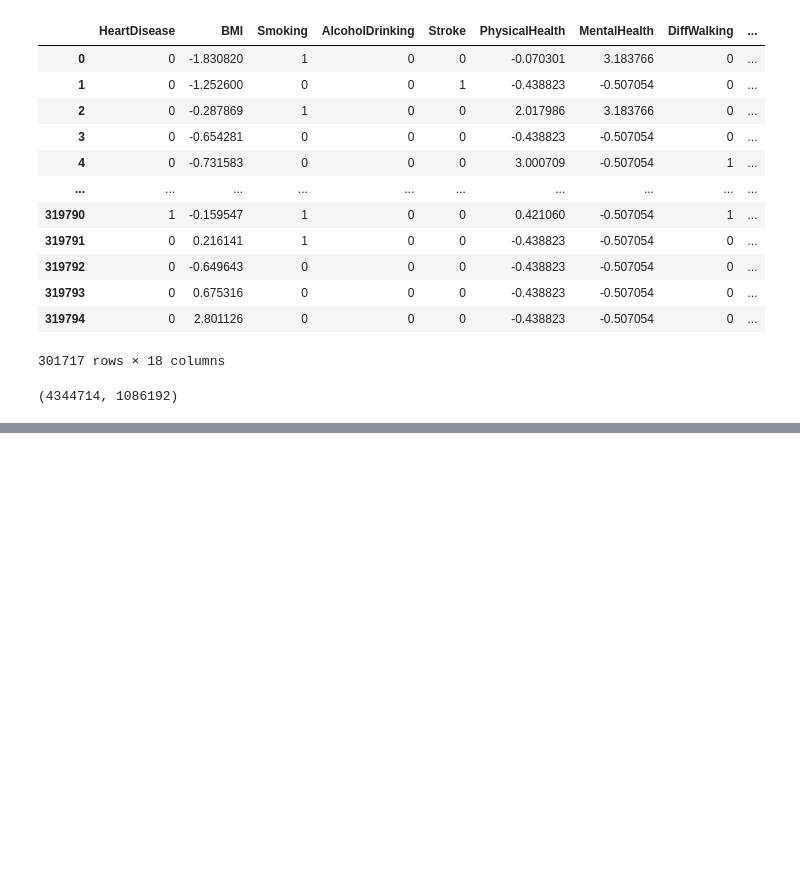
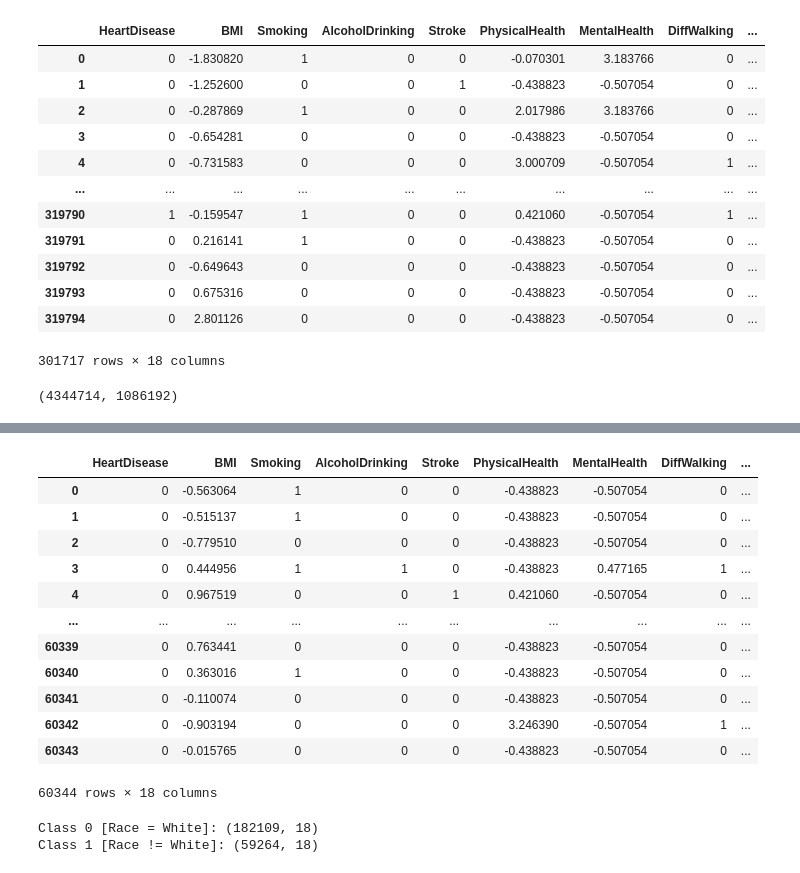
Before and after one commit to asmikumar/aidms, a Jupyter notebook: tests.ipynb, the cells around one changed output, grey strips where cells are left out. Drawn from its saved outputs; the diff is of its cells as text; code cells hidden in the pictures; blank space fills up the shorter version.

```diff
--- a/tests.ipynb
+++ b/tests.ipynb
@@ -243,0 +275,30 @@ training_data.size, testing_data.size
+# %%
+testing_data.reset_index(inplace=True, drop=True)
+testing_data
+# %% [output]
+|  | HeartDisease | BMI | Smoking | AlcoholDrinking | Stroke | PhysicalHealth | MentalHealth | DiffWalking | ... |
+| 0 | 0 | -0.563064 | 1 | 0 | 0 | -0.438823 | -0.507054 | 0 | ... |
+| 1 | 0 | -0.515137 | 1 | 0 | 0 | -0.438823 | -0.507054 | 0 | ... |
+| 2 | 0 | -0.779510 | 0 | 0 | 0 | -0.438823 | -0.507054 | 0 | ... |
+| 3 | 0 | 0.444956 | 1 | 1 | 0 | -0.438823 | 0.477165 | 1 | ... |
+| 4 | 0 | 0.967519 | 0 | 0 | 1 | 0.421060 | -0.507054 | 0 | ... |
+| ... | ... | ... | ... | ... | ... | ... | ... | ... | ... |
+| 60339 | 0 | 0.763441 | 0 | 0 | 0 | -0.438823 | -0.507054 | 0 | ... |
+| 60340 | 0 | 0.363016 | 1 | 0 | 0 | -0.438823 | -0.507054 | 0 | ... |
+| 60341 | 0 | -0.110074 | 0 | 0 | 0 | -0.438823 | -0.507054 | 0 | ... |
+| 60342 | 0 | -0.903194 | 0 | 0 | 0 | 3.246390 | -0.507054 | 1 | ... |
+| 60343 | 0 | -0.015765 | 0 | 0 | 0 | -0.438823 | -0.507054 | 0 | ... |
+60344 rows × 18 columns
+# %%
+# class count
+class_counts = training_data['Race'].value_counts()
+
+# Separate class
+class_0 = training_data[training_data['Race'] == 5]
+class_1 = training_data[training_data['Race'] != 5]
+
+print('Class 0 [Race = White]:', class_0.shape)
+print('Class 1 [Race != White]:', class_1.shape)
+# %% [output]
+Class 0 [Race = White]: (182109, 18)
+Class 1 [Race != White]: (59264, 18)
```
Also changed, not shown: parts of 10 cells of this notebook.
